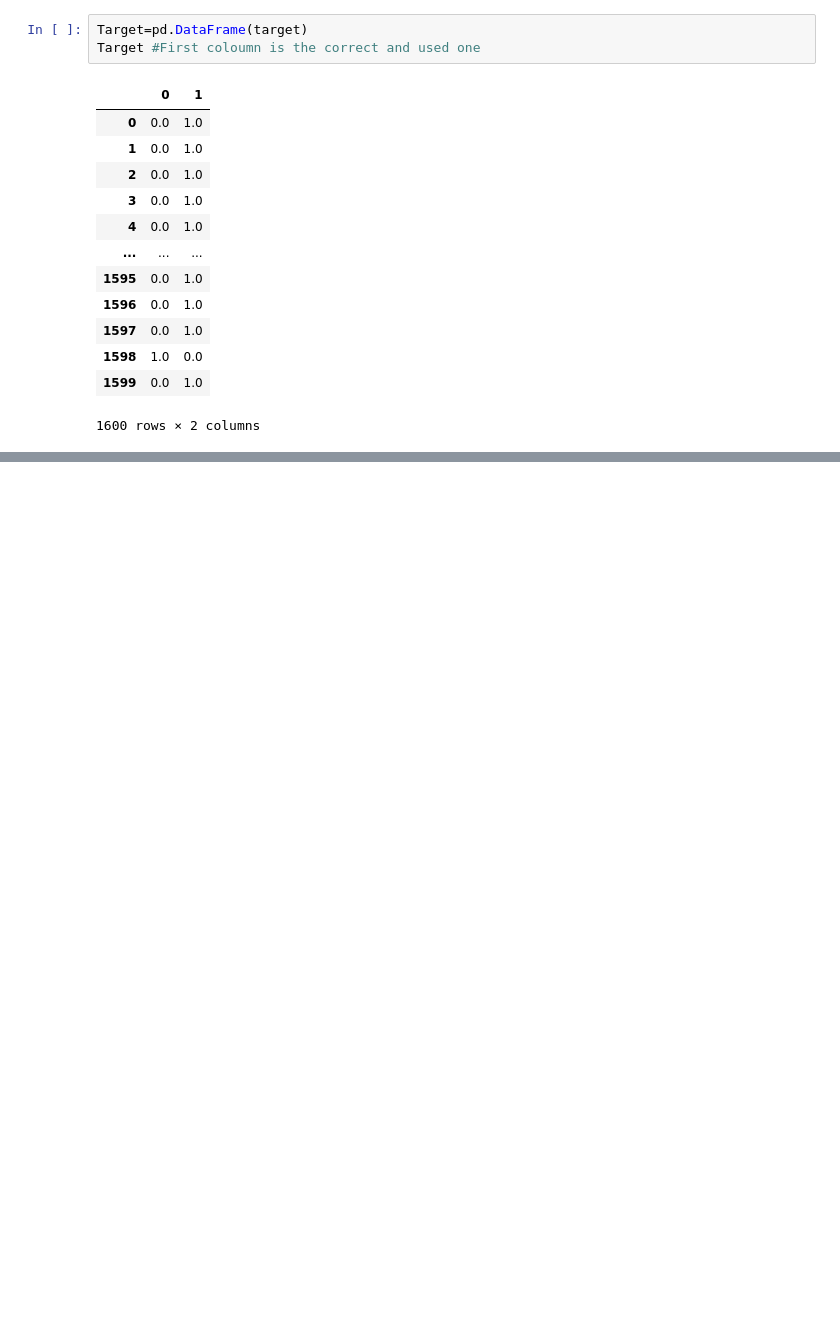
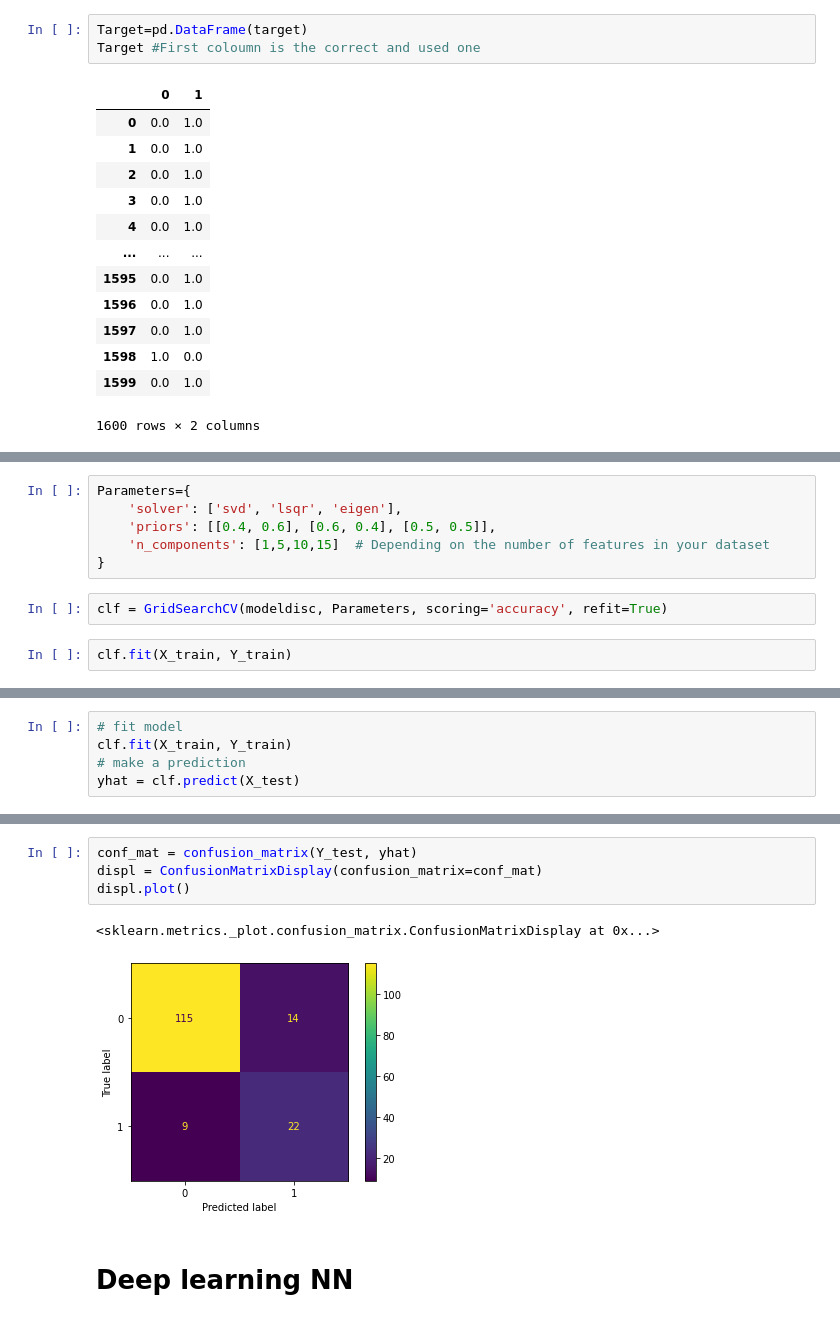
Before and after one commit to anbl9574/SML-project, a Jupyter notebook: Main.ipynb, the cells around one changed output, grey strips where cells are left out. Saved outputs shown, nothing was run; the diff lists cells and outputs as text; blank space fills up the shorter version.

```diff
--- a/Main.ipynb
+++ b/Main.ipynb
@@ -166,0 +375,10 @@ X_train, X_test, Y_train, Y_test = train_test_split(
+# %%
+Parameters={
+    'solver': ['svd', 'lsqr', 'eigen'],
+    'priors': [[0.4, 0.6], [0.6, 0.4], [0.5, 0.5]],
+    'n_components': [1,5,10,15]  # Depending on the number of features in your dataset
+}
+# %%
+clf = GridSearchCV(modeldisc, Parameters, scoring='accuracy', refit=True)
+# %%
+clf.fit(X_train, Y_train)
@@ -166,0 +414,5 @@ X_train, X_test, Y_train, Y_test = train_test_split(
+# %%
+# fit model
+clf.fit(X_train, Y_train)
+# make a prediction
+yhat = clf.predict(X_test)
@@ -166,0 +462,9 @@ X_train, X_test, Y_train, Y_test = train_test_split(
+# %%
+conf_mat = confusion_matrix(Y_test, yhat)
+displ = ConfusionMatrixDisplay(confusion_matrix=conf_mat)
+displ.plot()
+# %% [output]
+<sklearn.metrics._plot.confusion_matrix.ConfusionMatrixDisplay at 0x...>
+[figure, added]
+# %% [markdown]
+# Deep learning NN
```
Also changed, not shown: parts of 41 cells of this notebook.
